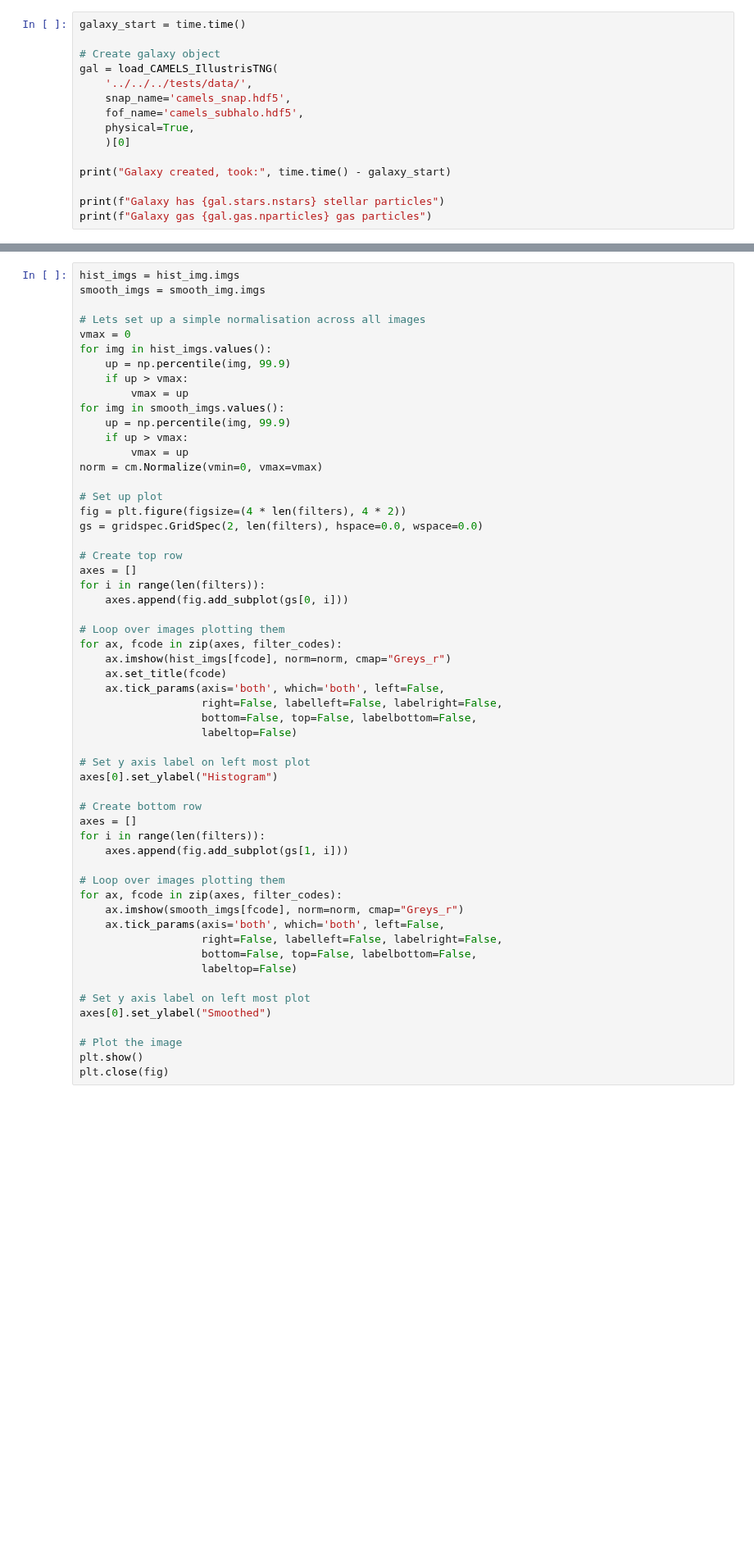
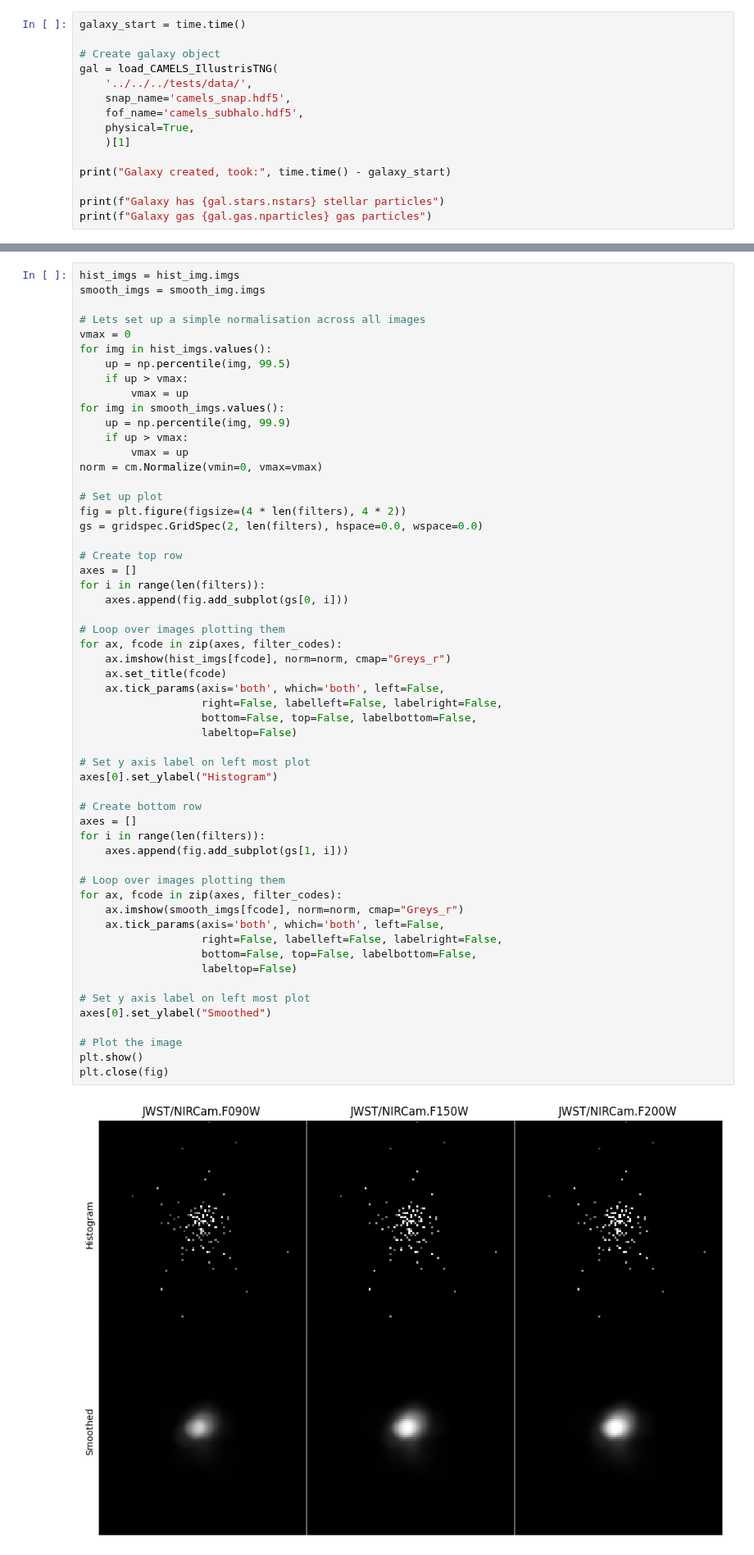
Before and after one commit to tHarvey303/synthesizer, a Jupyter notebook: docs/source/imaging/particle_imaging.ipynb, the cells around one changed output, grey strips where cells are left out. Shown at 82% size. Cells and saved outputs as stored; diff of their text form; blank space fills up the shorter version.

```diff
--- a/docs/source/imaging/particle_imaging.ipynb
+++ b/docs/source/imaging/particle_imaging.ipynb
@@ -38,7 +38,7 @@ gal = load_CAMELS_IllustrisTNG(
     snap_name='camels_snap.hdf5',
     fof_name='camels_subhalo.hdf5',
     physical=True,
-    )[0]
+    )[1]
 
 print("Galaxy created, took:", time.time() - galaxy_start)
 
@@ -192,7 +212,7 @@ smooth_imgs = smooth_img.imgs
 # Lets set up a simple normalisation across all images
 vmax = 0
 for img in hist_imgs.values():
-    up = np.percentile(img, 99.9)
+    up = np.percentile(img, 99.5)
     if up > vmax:
         vmax = up
 for img in smooth_imgs.values():
@@ -214,33 +234,35 @@ for i in range(len(filters)):
 for ax, fcode in zip(axes, filter_codes):
     ax.imshow(hist_imgs[fcode], norm=norm, cmap="Greys_r")
     ax.set_title(fcode)
     ax.tick_params(axis='both', which='both', left=False,
                    right=False, labelleft=False, labelright=False,
                    bottom=False, top=False, labelbottom=False,
                    labeltop=False)
 
 # Set y axis label on left most plot
 axes[0].set_ylabel("Histogram")
 
 # Create bottom row
 axes = []
 for i in range(len(filters)):
     axes.append(fig.add_subplot(gs[1, i]))
 
 # Loop over images plotting them
 for ax, fcode in zip(axes, filter_codes):
     ax.imshow(smooth_imgs[fcode], norm=norm, cmap="Greys_r")
     ax.tick_params(axis='both', which='both', left=False,
                    right=False, labelleft=False, labelright=False,
                    bottom=False, top=False, labelbottom=False,
                    labeltop=False)
 
 # Set y axis label on left most plot
 axes[0].set_ylabel("Smoothed")
 
 # Plot the image
 plt.show()
 plt.close(fig)
+# %% [output]
+[figure, added]
 # %% [markdown]
 ## Including a Point Spread Function (PSF)
 
```
Also changed, not shown: parts of 25 cells of this notebook.
